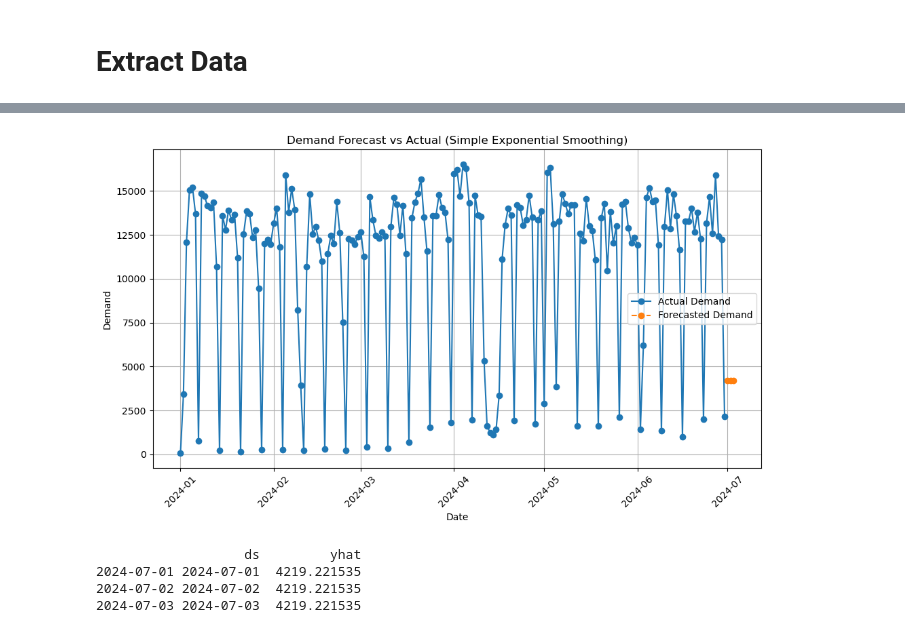
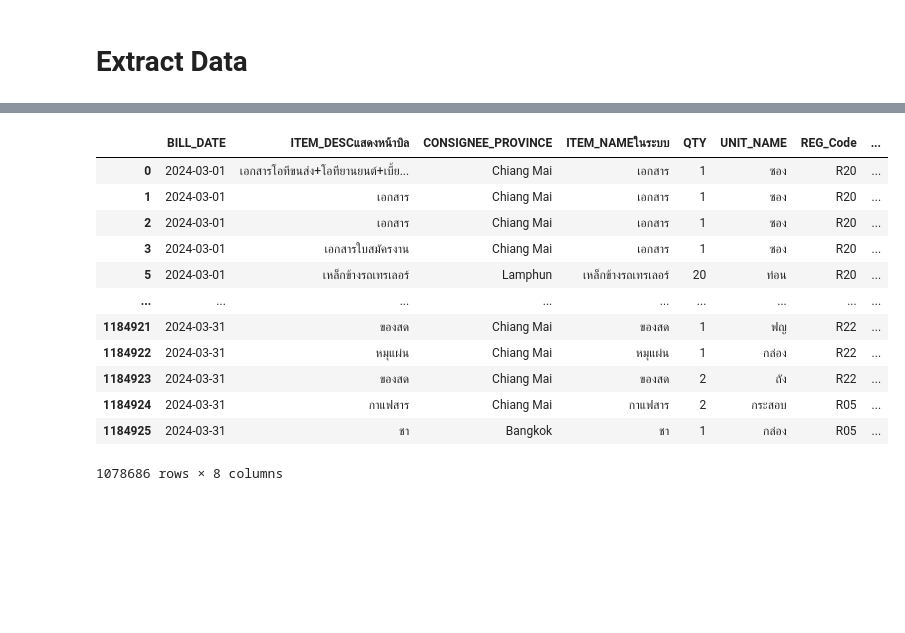
Before and after one commit to sebsvt/data-science-cmu-contest-2024, a Jupyter notebook: data-analysis/analysis-data.ipynb, the cells around one changed output, grey strips where cells are left out. Cells and saved outputs as stored; diff of their text form; code cells hidden in the pictures; blank space fills up the shorter version.

```diff
--- a/data-analysis/analysis-data.ipynb
+++ b/data-analysis/analysis-data.ipynb
@@ -336,59 +171,17 @@ print(forecast_df)
-# %%
-import pandas as pd
-from statsmodels.tsa.holtwinters import SimpleExpSmoothing
-import matplotlib.pyplot as plt
-
-def forecast_with_simple_exponential_smoothing(data: pd.DataFrame, date_col: str, value_col: str, periods: int) -> pd.DataFrame:
-    """
-    Forecast future values using Single Exponential Smoothing.
-
-    Parameters:
-    - data: DataFrame with a DateTime index and the column to forecast.
-    - date_col: Column name with date information.
-    - value_col: Column name with values to forecast.
-    - periods: Number of periods to forecast.
-
-    Returns:
-    - DataFrame with forecasted values.
-    """
-    # Ensure the date column is a DateTime index
-    data[date_col] = pd.to_datetime(data[date_col])
-    data.set_index(date_col, inplace=True)
-
-    # Fit the Single Exponential Smoothing model
-    model = SimpleExpSmoothing(data[value_col])
-    fit = model.fit(smoothing_level=0.8, optimized=False)  # Adjust smoothing_level if needed
-
-    # Forecast future values
-    forecast = fit.forecast(steps=periods)
-
-    # Create a DataFrame for forecast results
-    forecast_index = pd.date_range(start=data.index.max() + pd.Timedelta(days=1), periods=periods)
-    forecast_df = pd.DataFrame({
-        'ds': forecast_index,
-        'yhat': forecast
-    })
-
-    # Plot results
-    plt.figure(figsize=(10, 6))
-    plt.plot(data.index, data[value_col], label='Actual Demand', marker='o')
-    plt.plot(forecast_df['ds'], forecast_df['yhat'], label='Forecasted Demand', marker='o', linestyle='--')
-    plt.xlabel('Date')
-    plt.ylabel('Demand')
-    plt.title('Demand Forecast vs Actual (Simple Exponential Smoothing)')
-    plt.legend()
-    plt.grid(True)
-    plt.xticks(rotation=45)
-    plt.tight_layout()
-    plt.show()
-
-    return forecast_df
-
-forecast_df = forecast_with_simple_exponential_smoothing(data, date_col='ds', value_col='เชียงใหม่', periods=3)
-print(forecast_df)
-# %% [output]
-[figure, removed]
-                   ds         yhat
-2024-07-01 2024-07-01  4219.221535
-2024-07-02 2024-07-02  4219.221535
-2024-07-03 2024-07-03  4219.221535
+# %%
+df = df[(df['ITEM_NAMEในระบบ'] != 'ค่าขนส่งส่วนเพิ่ม') & (df['ITEM_NAMEในระบบ'] != 'สินค้าตกค้าง')]
+df
+# %% [output]
+|  | BILL_DATE | ITEM_DESCแสดงหน้าบิล | CONSIGNEE_PROVINCE | ITEM_NAMEในระบบ | QTY | UNIT_NAME | REG_Code | ... |
+| 0 | 2024-03-01 | เอกสารโอทีขนส่ง+โอทียานยนต์+เบี้ย... | Chiang Mai | เอกสาร | 1 | ซอง | R20 | ... |
+| 1 | 2024-03-01 | เอกสาร | Chiang Mai | เอกสาร | 1 | ซอง | R20 | ... |
+| 2 | 2024-03-01 | เอกสาร | Chiang Mai | เอกสาร | 1 | ซอง | R20 | ... |
+| 3 | 2024-03-01 | เอกสารใบสมัครงาน | Chiang Mai | เอกสาร | 1 | ซอง | R20 | ... |
+| 5 | 2024-03-01 | เหล็กข้างรถเทรเลอร์ | Lamphun | เหล็กข้างรถเทรเลอร์ | 20 | ท่อน | R20 | ... |
+| ... | ... | ... | ... | ... | ... | ... | ... | ... |
+| 1184921 | 2024-03-31 | ของสด | Chiang Mai | ของสด | 1 | ฟญ | R22 | ... |
+| 1184922 | 2024-03-31 | หมุแผ่น | Chiang Mai | หมุแผ่น | 1 | กล่อง | R22 | ... |
+| 1184923 | 2024-03-31 | ของสด | Chiang Mai | ของสด | 2 | ถัง | R22 | ... |
+| 1184924 | 2024-03-31 | กาแฟสาร | Chiang Mai | กาแฟสาร | 2 | กระสอบ | R05 | ... |
+| 1184925 | 2024-03-31 | ชา | Bangkok | ชา | 1 | กล่อง | R05 | ... |
+1078686 rows × 8 columns
```
Also changed, not shown: parts of 35 cells of this notebook, 1 other file.
